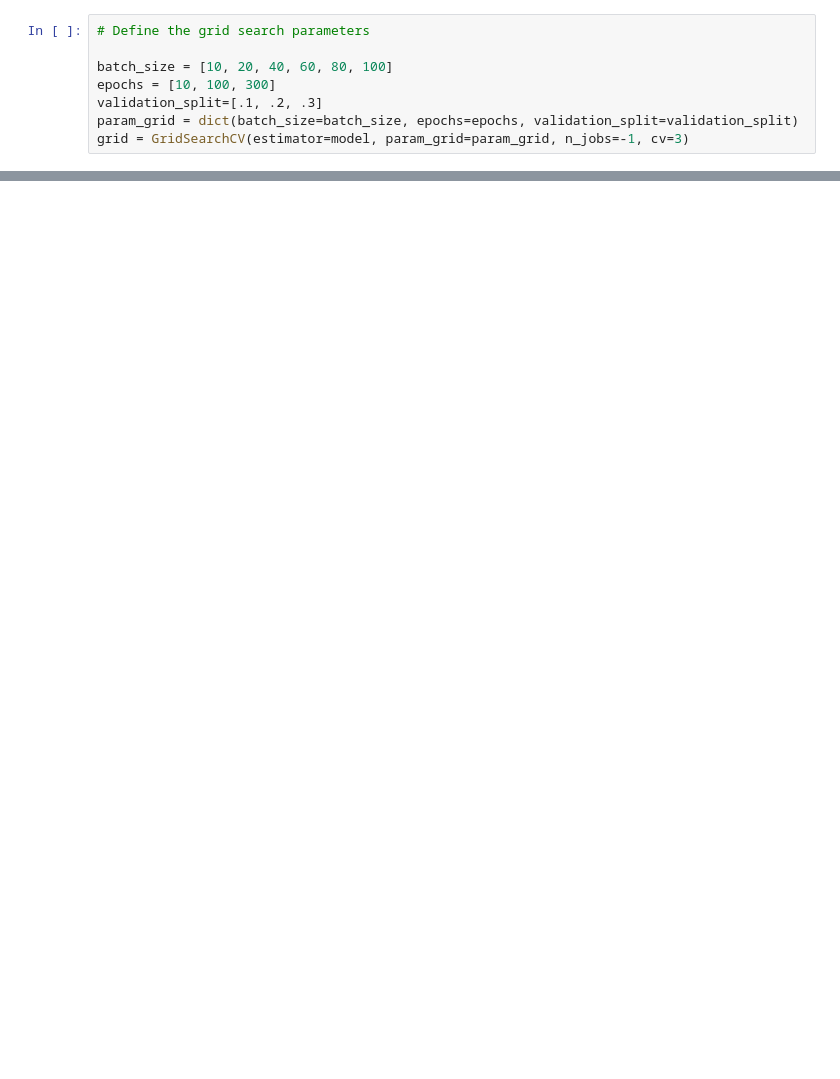
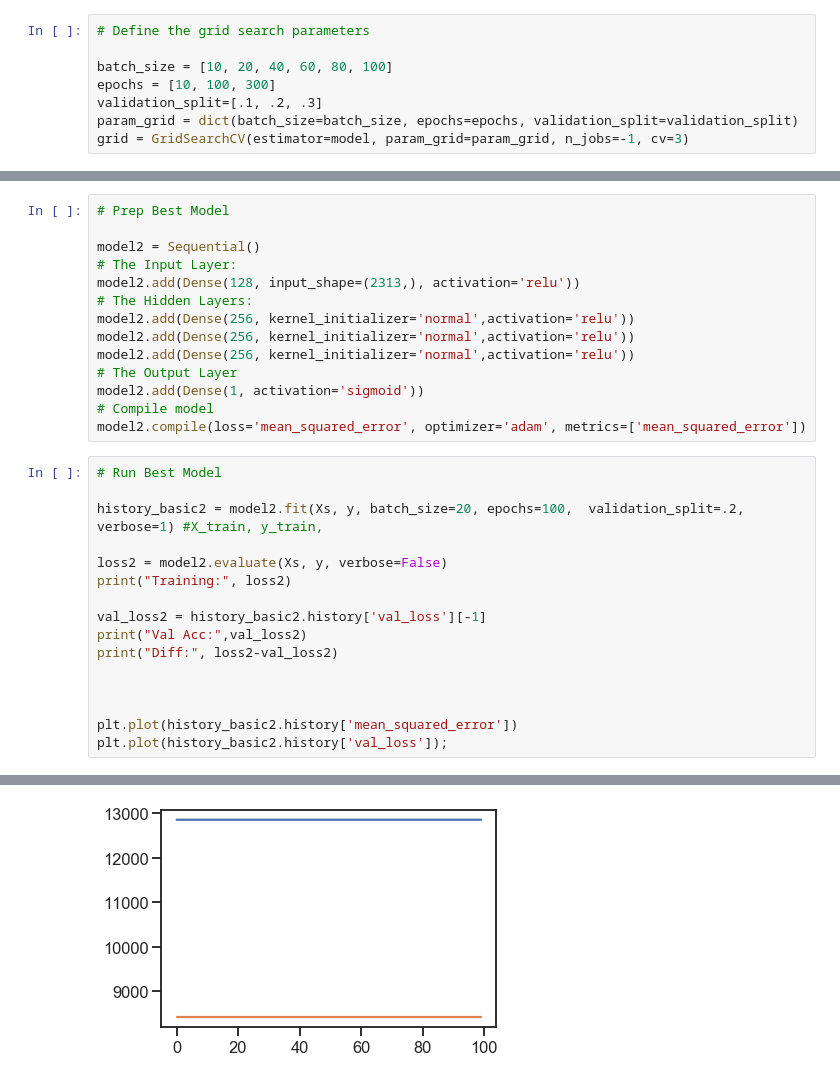
Before and after one commit to jake-w-schneider/SYPA, a Jupyter notebook: 1_Scripts/Harvard_SYPA/4c_Model_Selection_Neural_Networks.ipynb, the cells around one changed output, grey strips where cells are left out. Drawn from its saved outputs; the diff is of its cells as text; blank space fills up the shorter version.

```diff
--- a/1_Scripts/Harvard_SYPA/4c_Model_Selection_Neural_Networks.ipynb
+++ b/1_Scripts/Harvard_SYPA/4c_Model_Selection_Neural_Networks.ipynb
@@ -344,0 +416,31 @@ for mean, stdev, param in zip(means, stds, params):
+# %%
+# Prep Best Model
+
+model2 = Sequential()
+# The Input Layer:
+model2.add(Dense(128, input_shape=(2313,), activation='relu'))
+# The Hidden Layers:
+model2.add(Dense(256, kernel_initializer='normal',activation='relu'))
+model2.add(Dense(256, kernel_initializer='normal',activation='relu'))
+model2.add(Dense(256, kernel_initializer='normal',activation='relu'))
+# The Output Layer
+model2.add(Dense(1, activation='sigmoid'))
+# Compile model
+model2.compile(loss='mean_squared_error', optimizer='adam', metrics=['mean_squared_error'])
+# %%
+# Run Best Model
+
+history_basic2 = model2.fit(Xs, y, batch_size=20, epochs=100,  validation_split=.2, verbose=1) #X_train, y_train,
+
+loss2 = model2.evaluate(Xs, y, verbose=False)
+print("Training:", loss2)
+
+val_loss2 = history_basic2.history['val_loss'][-1]
+print("Val Acc:",val_loss2)
+print("Diff:", loss2-val_loss2)
+
+
+
+plt.plot(history_basic2.history['mean_squared_error'])
+plt.plot(history_basic2.history['val_loss']);
+# %% [output]
@@ -344,0 +464 @@ for mean, stdev, param in zip(means, stds, params):
+[figure, added]
```
Also changed, not shown: parts of 22 cells of this notebook, 10 other files.
